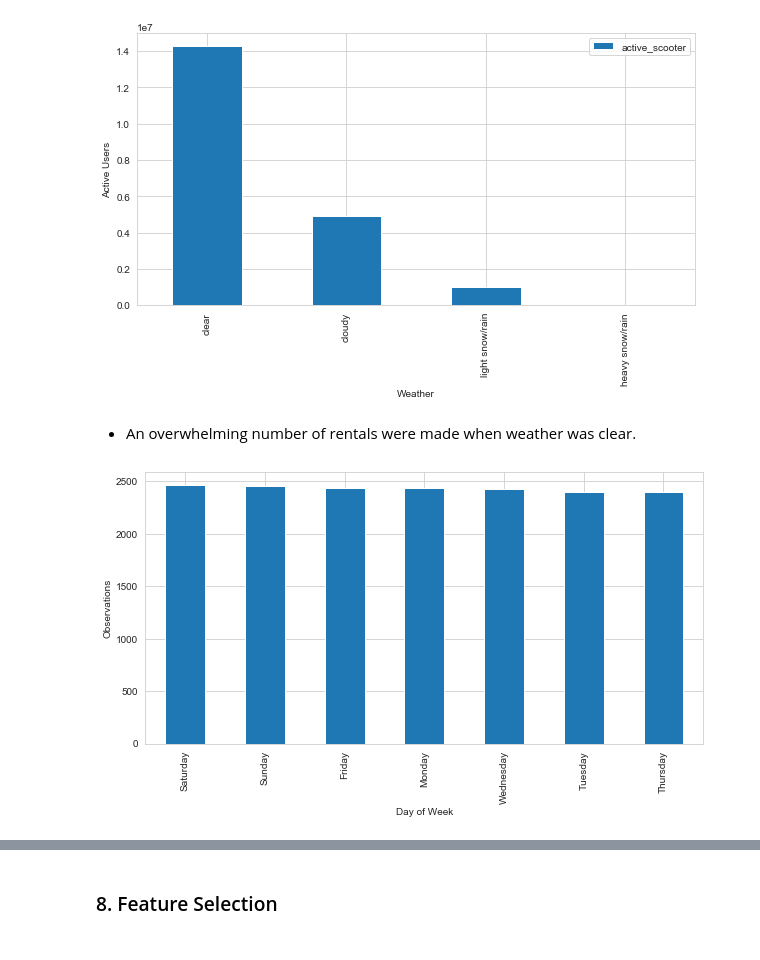
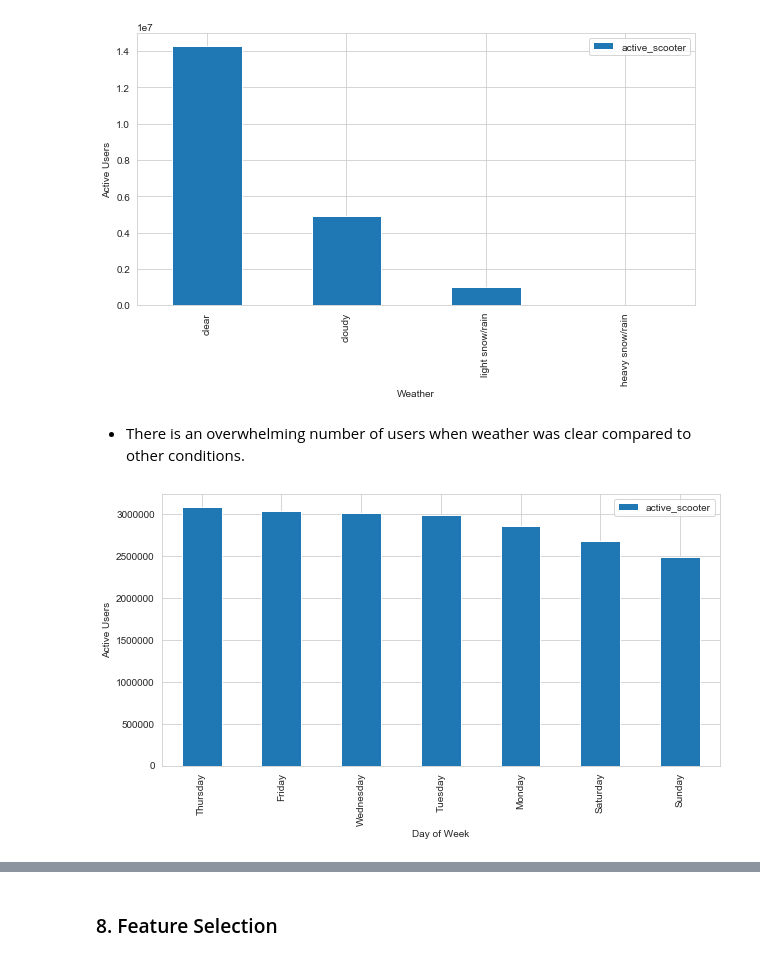
Before and after one commit to hakngrow/aice, a Jupyter notebook: eda.ipynb, the cells around one changed output, grey strips where cells are left out. Drawn from its saved outputs; the diff is of its cells as text; code cells hidden in the pictures.

```diff
--- a/eda.ipynb
+++ b/eda.ipynb
@@ -746,22 +749,14 @@ plt.xlabel('Weather');
 # %% [output]
 [figure]
 # %% [markdown]
-- An overwhelming number of rentals were made when weather was clear.
+- There is an overwhelming number of users when weather was clear compared to other conditions.
 # %%
-# Plot histogram to show distribution of observations across days in a week
-df_hist = df_rentals[['day_of_wk', 'active_scooter']]
+# Show distribution of users across days in a week
+df_users = df_rentals[['day_of_wk', 'active_scooter']]
 
-df_hist.day_of_wk.value_counts().plot(kind='bar', figsize=(10,5))
-
-plt.ylabel('Observations')
-plt.xlabel('Day of Week');
-
-# Plot histogram to show distribution of observations across weather conditions
-df_hist = df_rentals[['weather', 'active_scooter']]
-
-df_hist.groupby(['weather']).sum().sort_values(by='active_scooter', ascending=False).plot(kind='bar', figsize=(10,5))
+df_users.groupby(['day_of_wk']).sum().sort_values(by='active_scooter', ascending=False).plot(kind='bar', figsize=(10,5))
 
 plt.ylabel('Active Users')
-plt.xlabel('Weather');
+plt.xlabel('Day of Week');
 # %% [output]
-[figure, old version]
+[figure, new version]
```
Also changed, not shown: parts of 26 cells of this notebook.
